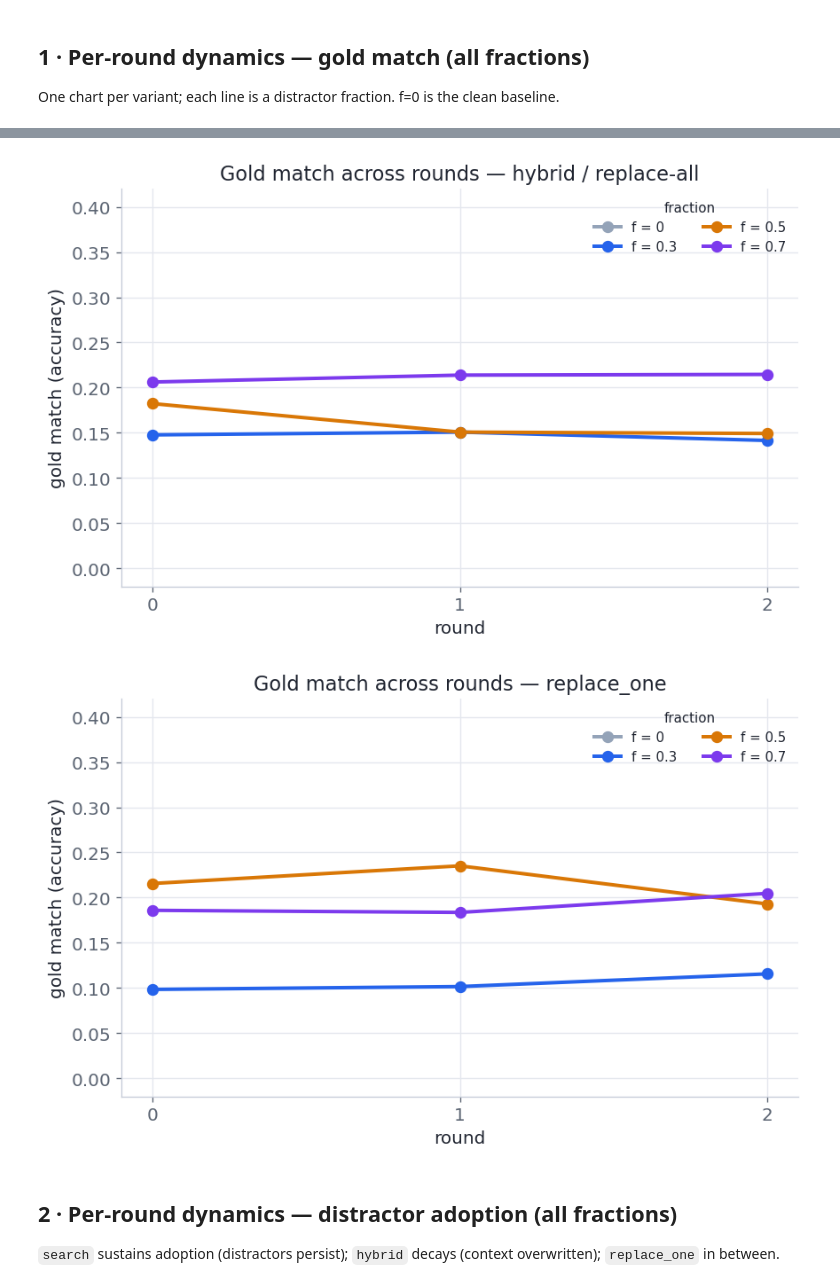
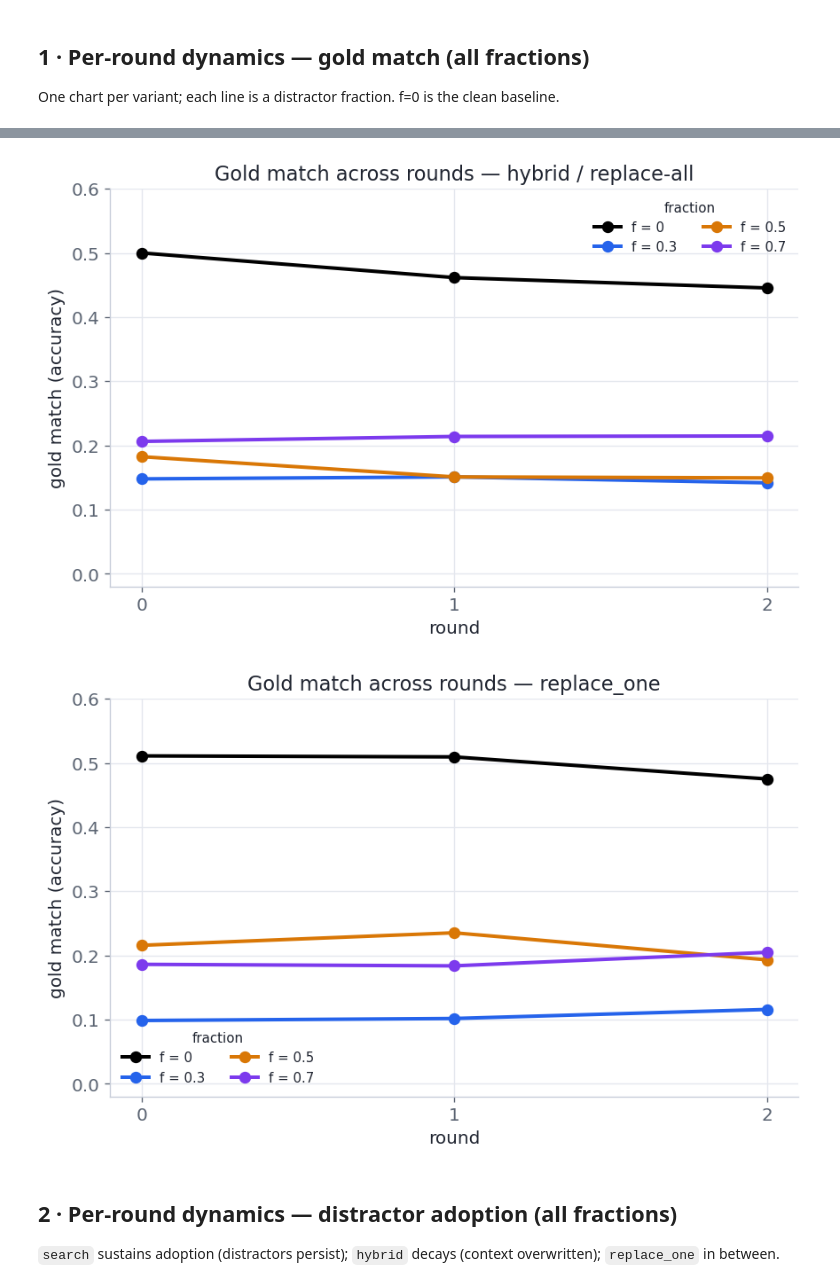
Before and after one commit to rag-collapse/RAG-Collapse, a Jupyter notebook: oz03_distractor_visualization.ipynb, the cells around one changed output, grey strips where cells are left out. Drawn from its saved outputs; the diff is of its cells as text; code cells hidden in the pictures.

```diff
--- a/oz03_distractor_visualization.ipynb
+++ b/oz03_distractor_visualization.ipynb
@@ -23,7 +23,7 @@ VLABEL = {"search": "search (growing store)", "hybrid": "hybrid / replace-all",
 FRACS = ["0", "0.3", "0.5", "0.7"]; ROUNDS = [0, 1, 2]
 
 INK, MUTE, GRID, EDGE = "#1f2430", "#5b6472", "#e4e7ee", "#c6ccd8"
-FC = {"0": "#94a3b8", "0.3": "#2563eb", "0.5": "#d97706", "0.7": "#7c3aed"}  # gray/blue/amber/violet
+FC = {"0": "#000000", "0.3": "#2563eb", "0.5": "#d97706", "0.7": "#7c3aed"}  # black/blue/amber/violet
 VC = {"search": "#7c3aed", "hybrid": "#0d9488", "replace_one": "#b45309"}
 REF = "#dc2626"
 MSHORT = {"gold_match": "gold", "distractor_adoption": "adopt", "distinct_answers": "distinct"}
@@ -74,5 +74,5 @@ loaded ['search', 'hybrid', 'replace_one'] | figures -> visualization_outputs\oz
 
 One chart per variant; each line is a distractor fraction. f=0 is the clean baseline.
 # %%
-dyn_metric("gold_match", "Gold match across rounds", "gold match (accuracy)", ymax=0.42)
+dyn_metric("gold_match", "Gold match across rounds", "gold match (accuracy)", ymax=0.6)
 # %% [output]
@@ -80,5 +80,5 @@ dyn_metric("gold_match", "Gold match across rounds", "gold match (accuracy)", ym
-[figure, old version]
+[figure, new version]
-[figure, old version]
+[figure, new version]
 # %% [markdown]
 ## 2 · Per-round dynamics — distractor adoption (all fractions)
 
```
Also changed, not shown: parts of 4 cells of this notebook, 11 other files.
